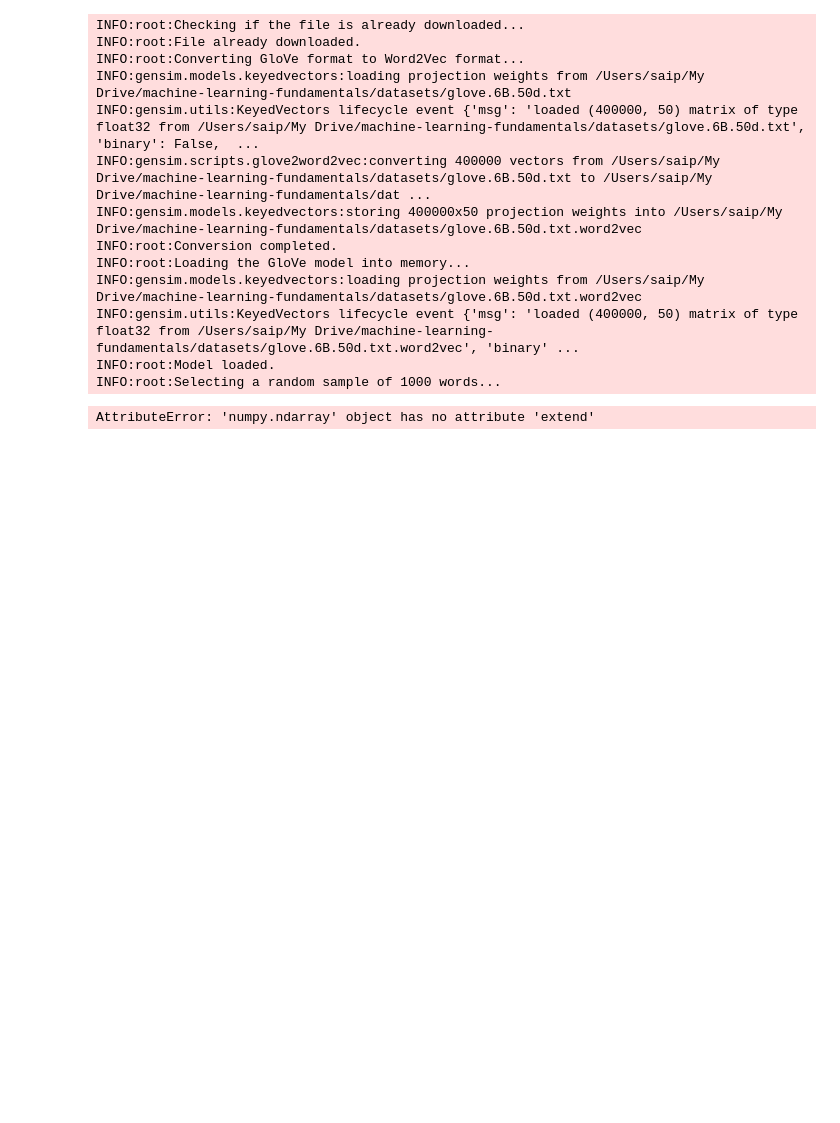
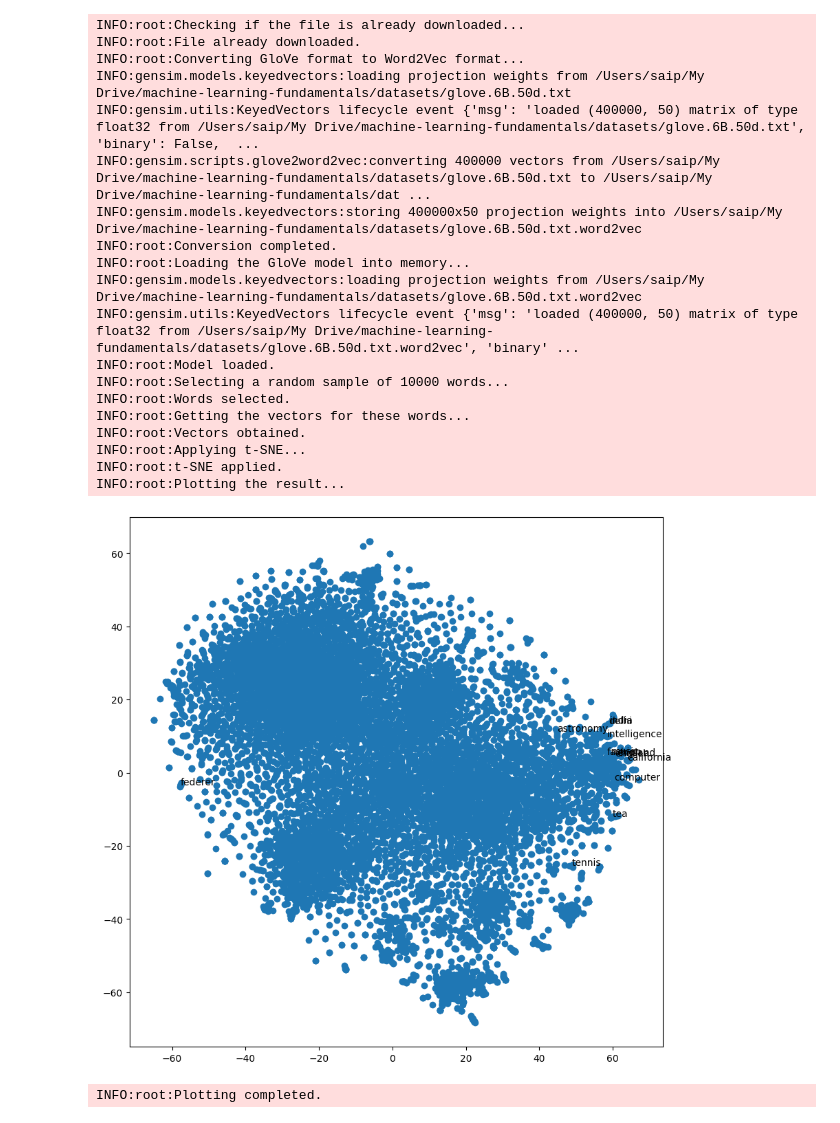
Before and after one commit to saiprakash-c/machine-learning-fundamentals, a Jupyter notebook: unsupervised_learning/tsne.ipynb, the cells around one changed output. Saved outputs shown, nothing was run; the diff lists cells and outputs as text; code cells hidden in the pictures; blank space fills up the shorter version.

```diff
--- a/unsupervised_learning/tsne.ipynb
+++ b/unsupervised_learning/tsne.ipynb
@@ -47,15 +48,12 @@ logging.info("Loading the GloVe model into memory...")
 model = KeyedVectors.load_word2vec_format(f'{folder_path}/glove.6B.50d.txt.word2vec', binary=False)
 logging.info("Model loaded.")
 
-words_to_show = ['forest','lion','table','home','dog']
-# find indices for these words
-indices_to_show = [model.key_to_index[word] for word in words_to_show]
+words_to_show = ['delhi','english','tea','india','england','federer','tennis','intelligence','computer','california','fashion','music','astronomy']
 
-logging.info("Selecting a random sample of 1000 words...")
+logging.info("Selecting a random sample of 10000 words...")
 # Select a random sample of 1000 words
 words = np.random.choice(list(model.key_to_index), size=10000)
-# add indices_to_show to words, words is a numpy array
-
+words = np.concatenate((words, words_to_show))
 logging.info("Words selected.")
 
 logging.info("Getting the vectors for these words...")
@@ -66,33 +64,40 @@ logging.info("Vectors obtained.")
 logging.info("Applying t-SNE...")
 # Apply t-SNE
 tsne = TSNE(n_components=2)
 vectors_tsne = tsne.fit_transform(vectors)
 logging.info("t-SNE applied.")
 
 logging.info("Plotting the result...")
 # Plot the result
 plt.figure(figsize=(10, 10))
 plt.scatter(vectors_tsne[:, 0], vectors_tsne[:, 1])
 
-# Pick 10 words from the list of words and show them on the plot
+# Annotate the words on the plot
 for word in words_to_show:
     plt.annotate(word, (vectors_tsne[words == word][0, 0], vectors_tsne[words == word][0, 1]))
 plt.show()
 
 
 logging.info("Plotting completed.")
 # %% [output]
 INFO:root:Checking if the file is already downloaded...
 INFO:root:File already downloaded.
 INFO:root:Converting GloVe format to Word2Vec format...
 INFO:gensim.models.keyedvectors:loading projection weights from /Users/saip/My Drive/machine-learning-fundamentals/datasets/glove.6B.50d.txt
 INFO:gensim.utils:KeyedVectors lifecycle event {'msg': 'loaded (400000, 50) matrix of type float32 from /Users/saip/My Drive/machine-learning-fundamentals/datasets/glove.6B.50d.txt', 'binary': False,  ...
 INFO:gensim.scripts.glove2word2vec:converting 400000 vectors from /Users/saip/My Drive/machine-learning-fundamentals/datasets/glove.6B.50d.txt to /Users/saip/My Drive/machine-learning-fundamentals/dat ...
 INFO:gensim.models.keyedvectors:storing 400000x50 projection weights into /Users/saip/My Drive/machine-learning-fundamentals/datasets/glove.6B.50d.txt.word2vec
 INFO:root:Conversion completed.
 INFO:root:Loading the GloVe model into memory...
 INFO:gensim.models.keyedvectors:loading projection weights from /Users/saip/My Drive/machine-learning-fundamentals/datasets/glove.6B.50d.txt.word2vec
 INFO:gensim.utils:KeyedVectors lifecycle event {'msg': 'loaded (400000, 50) matrix of type float32 from /Users/saip/My Drive/machine-learning-fundamentals/datasets/glove.6B.50d.txt.word2vec', 'binary' ...
 INFO:root:Model loaded.
-INFO:root:Selecting a random sample of 1000 words...
+INFO:root:Selecting a random sample of 10000 words...
+INFO:root:Words selected.
+INFO:root:Getting the vectors for these words...
+INFO:root:Vectors obtained.
+INFO:root:Applying t-SNE...
+INFO:root:t-SNE applied.
+INFO:root:Plotting the result...
+[figure, added]
-AttributeError: 'numpy.ndarray' object has no attribute 'extend'
+INFO:root:Plotting completed.
```
Also changed, not shown: parts of 1 cell of this notebook.
